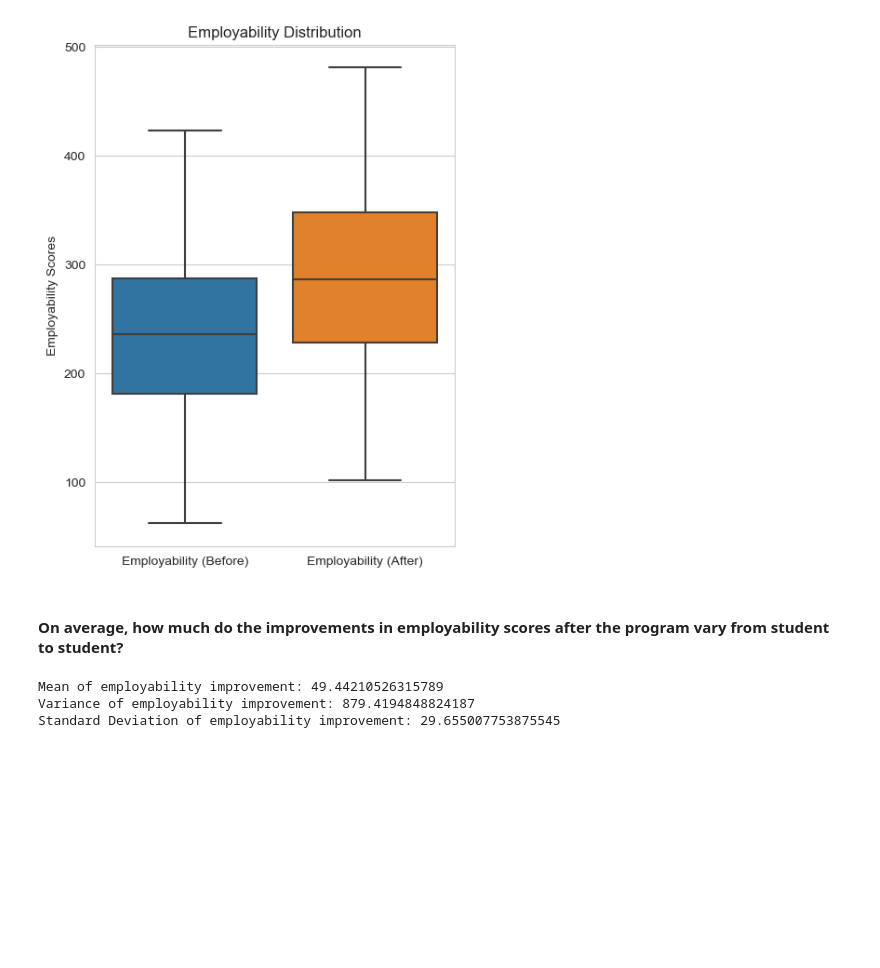
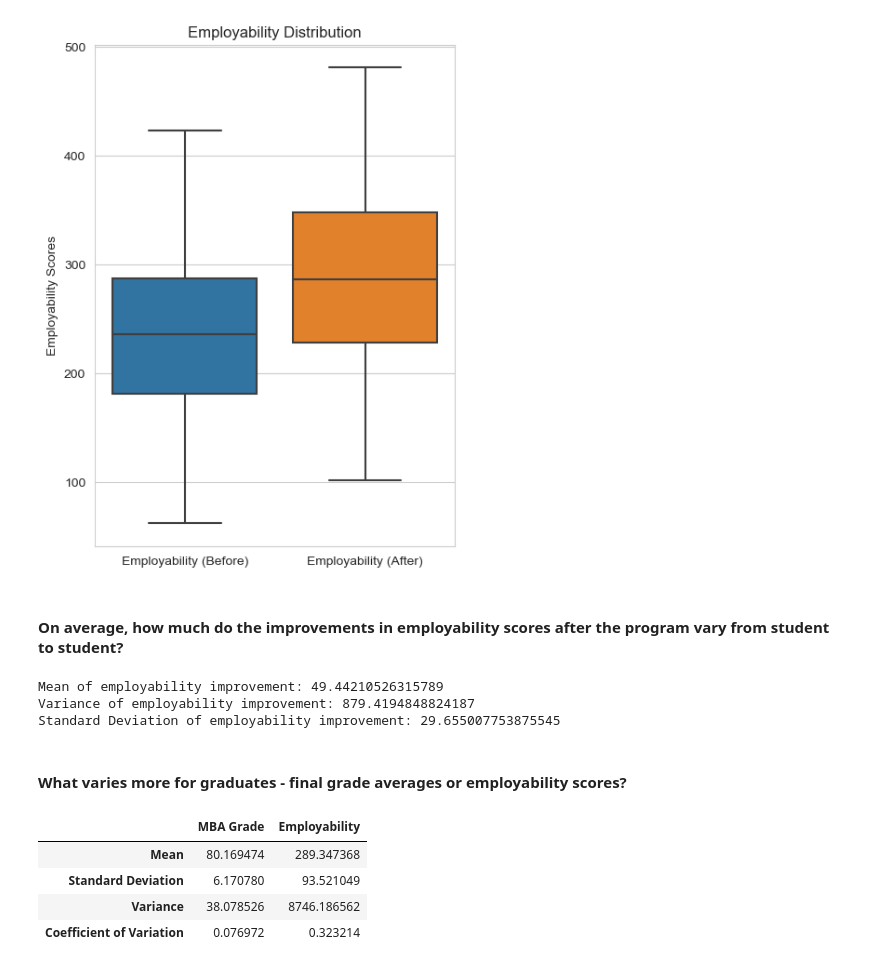
Before and after one commit to MeetPatel89/recruitment_analysis, a Jupyter notebook: notebook.ipynb, the cells around one changed output. Drawn from its saved outputs; the diff is of its cells as text; code cells hidden in the pictures; blank space fills up the shorter version.

Commit message:
compute relative standard dev of mba grades and emplyability scores

```diff
--- a/notebook.ipynb
+++ b/notebook.ipynb
@@ -332,3 +332,22 @@ print(rf"Standard Deviation of employability improvement: {np.std(student_grades
 Mean of employability improvement: 49.44210526315789
 Variance of employability improvement: 879.4194848824187
 Standard Deviation of employability improvement: 29.655007753875545
+# %% [markdown]
+#### What varies more for graduates - final grade averages or employability scores?
+# %%
+pd.DataFrame(
+    columns=["MBA Grade", "Employability"],
+    data=[
+        [student_grades["MBA Grade"].mean(), student_grades["Employability (After)"].mean()],
+        [np.std(student_grades["MBA Grade"], ddof=1), np.std(student_grades["Employability (After)"], ddof=1)],
+        [np.var(student_grades["MBA Grade"], ddof=1), np.var(student_grades["Employability (After)"], ddof=1)],
+        [np.std(student_grades["MBA Grade"], ddof=1)/student_grades["MBA Grade"].mean(), np.std(student_grades["Employability (After)"], ddof=1)/student_grades["Employability (After)"].mean()],
+    ],
+    index=["Mean", "Standard Deviation", "Variance", "Coefficient of Variation"]
+)
+# %% [output]
+|  | MBA Grade | Employability |
+| Mean | 80.169474 | 289.347368 |
+| Standard Deviation | 6.170780 | 93.521049 |
+| Variance | 38.078526 | 8746.186562 |
+| Coefficient of Variation | 0.076972 | 0.323214 |
```
